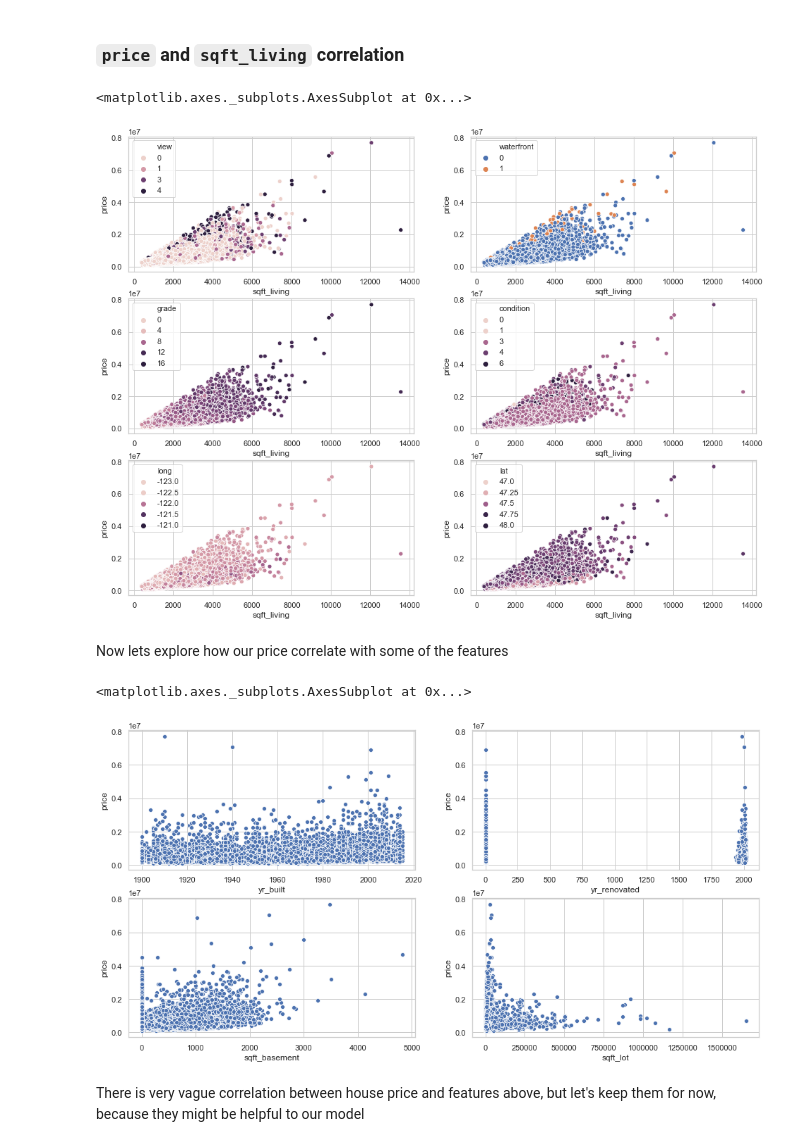
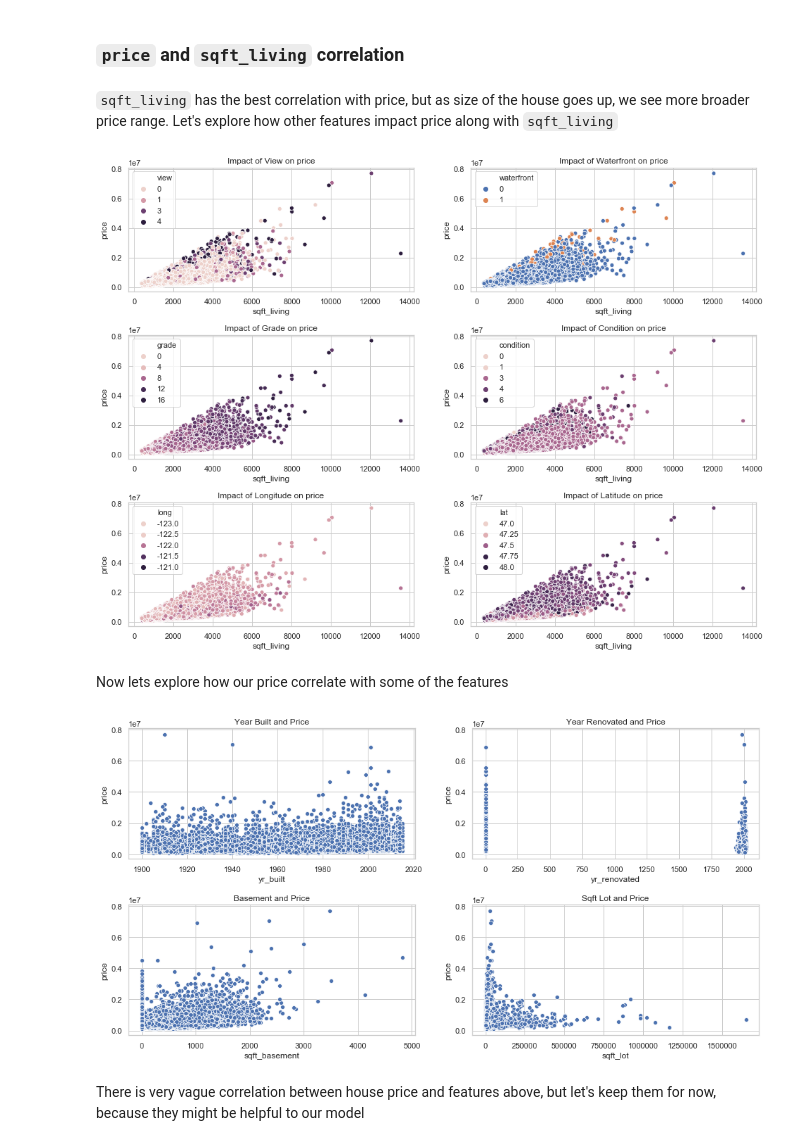
Before and after one commit to alaskalam/dsc-1-final-project-online-ds-sp-000, a Jupyter notebook: student.ipynb, the cells around one changed output. Saved outputs shown, nothing was run; the diff lists cells and outputs as text; code cells hidden in the pictures.

```diff
--- a/student.ipynb
+++ b/student.ipynb
@@ -402,39 +391,55 @@ Probability of selling house on a weekday: 98.0 %
 df.drop('date', axis=1, inplace=True)
 # %% [markdown]
 ###  `price` and `sqft_living` correlation
+# %% [markdown]
+`sqft_living` has the best correlation with price, but as size of the house goes up, we see more broader price range. Let's explore how other features impact price along with `sqft_living`
 # %%
 plt.figure(figsize=(16,12))
 
 plt.subplot(321)
 sns.scatterplot(df.sqft_living, df.price, hue=df.view)
+plt.title('Impact of View on price')
 plt.subplot(322)
 sns.scatterplot(df.sqft_living, df.price, hue=df.waterfront)
+plt.title('Impact of Waterfront on price')
 plt.subplot(323)
 sns.scatterplot(df.sqft_living, df.price, hue=df.grade)
+plt.title('Impact of Grade on price')
 plt.subplot(324)
 sns.scatterplot(df.sqft_living, df.price, hue=df.condition)
+plt.title('Impact of Condition on price')
 plt.subplot(325)
 sns.scatterplot(df.sqft_living, df.price, hue=df.long)
+plt.title('Impact of Longitude on price')
 plt.subplot(326)
 sns.scatterplot(df.sqft_living, df.price, hue=df.lat)
+plt.title('Impact of Latitude on price')
+
+plt.subplots_adjust(hspace=0.35)
+plt.show()
 # %% [output]
-<matplotlib.axes._subplots.AxesSubplot at 0x...>
-[figure, old version]
+[figure, new version]
 # %% [markdown]
 Now lets explore how our price correlate with some of the features
 # %%
 plt.figure(figsize=(16,8))
 plt.subplot(221)
 sns.scatterplot(df.yr_built, df.price)
+plt.title('Year Built and Price')
 plt.subplot(222)
 sns.scatterplot(df.yr_renovated, df.price)
+plt.title('Year Renovated and Price')
 plt.subplot(223)
 sns.scatterplot(df.sqft_basement, df.price)
+plt.title('Basement and Price')
 plt.subplot(224)
 sns.scatterplot(df.sqft_lot, df.price)
+plt.title('Sqft Lot and Price')
+
+plt.subplots_adjust(hspace=0.35)
+plt.show()
 # %% [output]
-<matplotlib.axes._subplots.AxesSubplot at 0x...>
-[figure, old version]
+[figure, new version]
 # %% [markdown]
 There is very vague correlation between house price and features above, but let's keep them for now, because they might be helpful to our model
 # %% [markdown]
```
Also changed, not shown: parts of 26 cells of this notebook.
